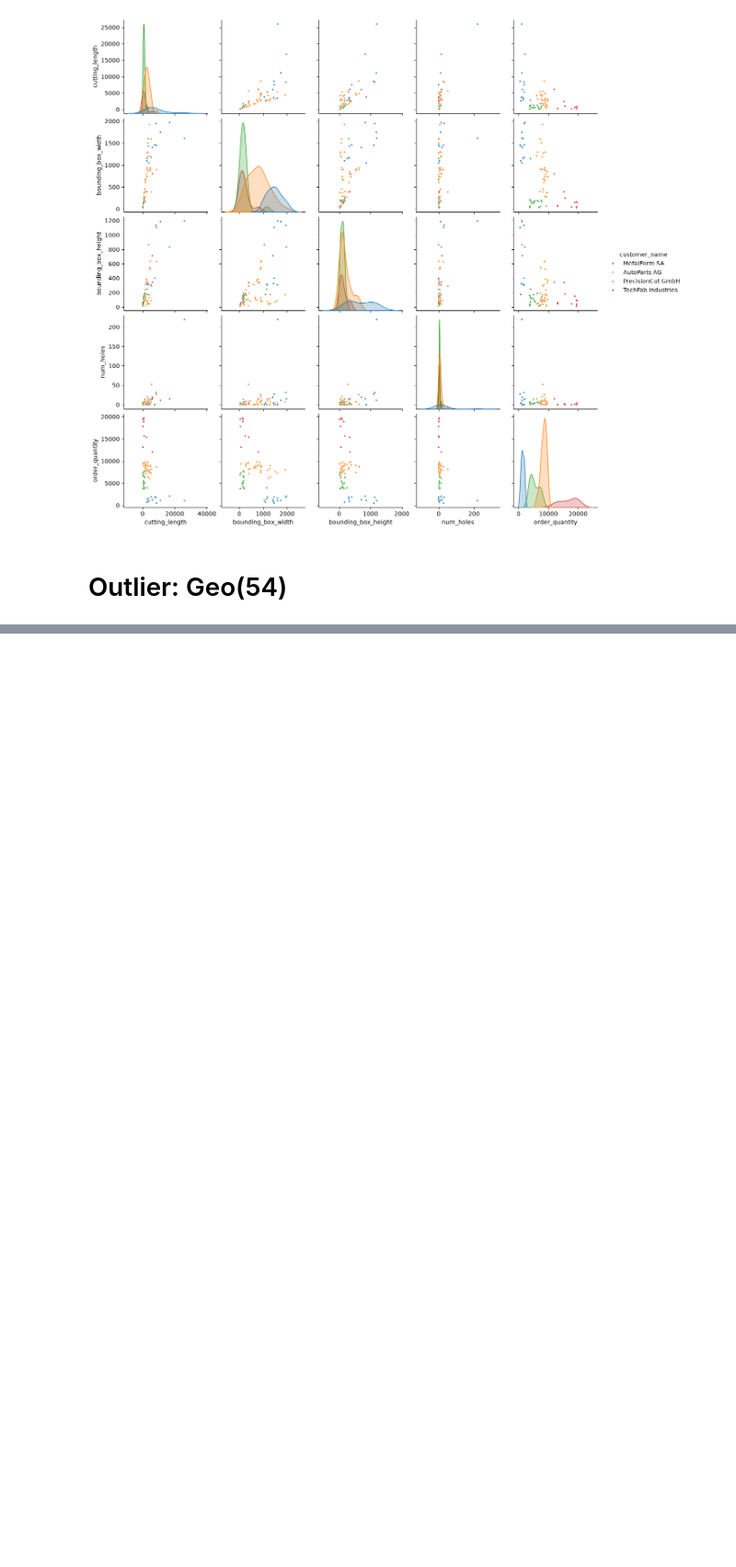
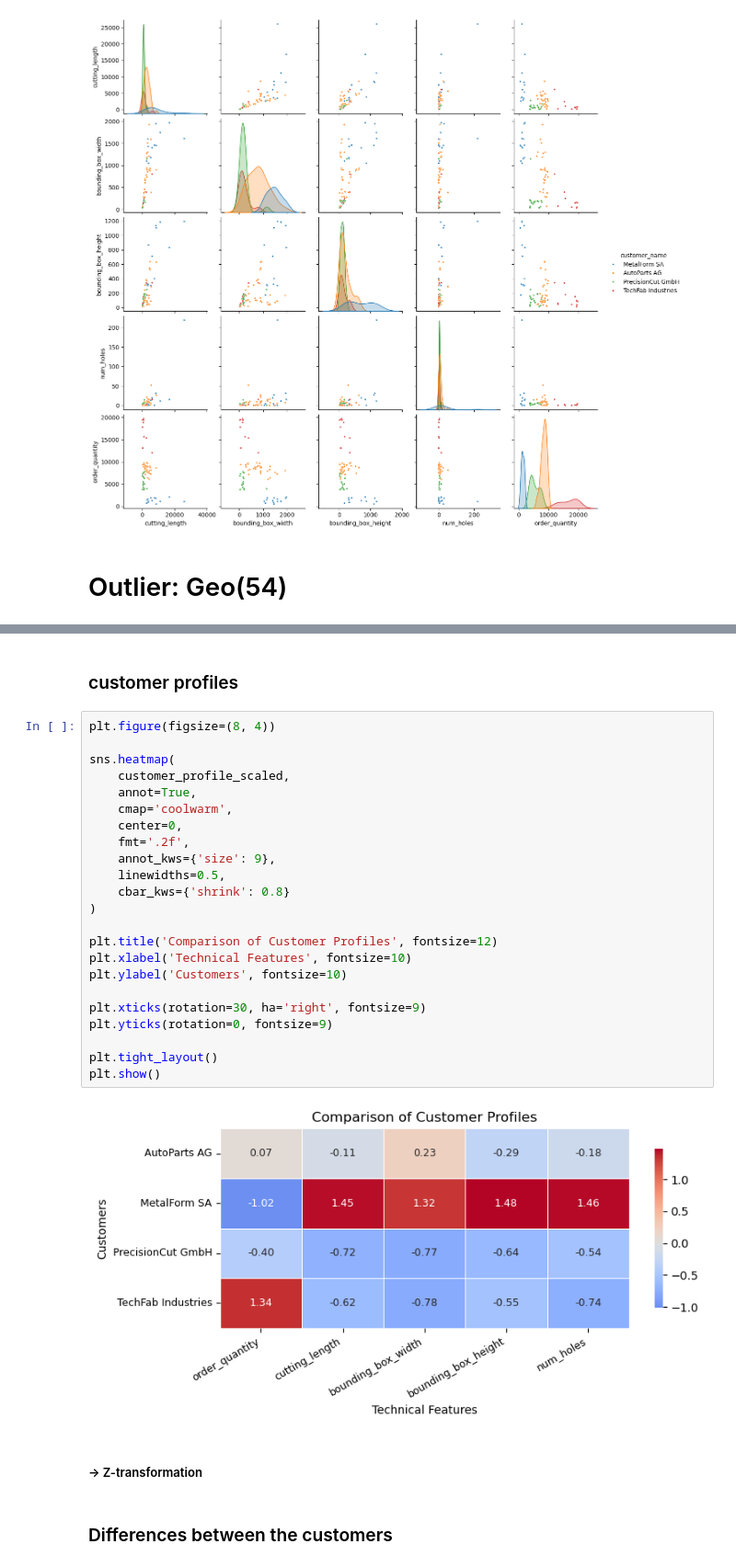
Before and after one commit to loruedel/Challenge1, a Jupyter notebook: bivariate and multivariate analysis.ipynb, the cells around one changed output, grey strips where cells are left out. Shown at 92% size. Cells and saved outputs as stored; diff of their text form; blank space fills up the shorter version.

```diff
--- a/bivariate and multivariate analysis.ipynb
+++ b/bivariate and multivariate analysis.ipynb
@@ -219,0 +267,31 @@ plt.show()
+# %% [markdown]
+### customer profiles
+# %%
+plt.figure(figsize=(8, 4))
+
+sns.heatmap(
+    customer_profile_scaled,
+    annot=True,
+    cmap='coolwarm',
+    center=0,
+    fmt='.2f',
+    annot_kws={'size': 9},
+    linewidths=0.5,
+    cbar_kws={'shrink': 0.8}
+)
+
+plt.title('Comparison of Customer Profiles', fontsize=12)
+plt.xlabel('Technical Features', fontsize=10)
+plt.ylabel('Customers', fontsize=10)
+
+plt.xticks(rotation=30, ha='right', fontsize=9)
+plt.yticks(rotation=0, fontsize=9)
+
+plt.tight_layout()
+plt.show()
+# %% [output]
+[figure, added]
+# %% [markdown]
+##### -> Z-transformation
+# %% [markdown]
+### Differences between the customers
```
Also changed, not shown: parts of 16 cells of this notebook.
